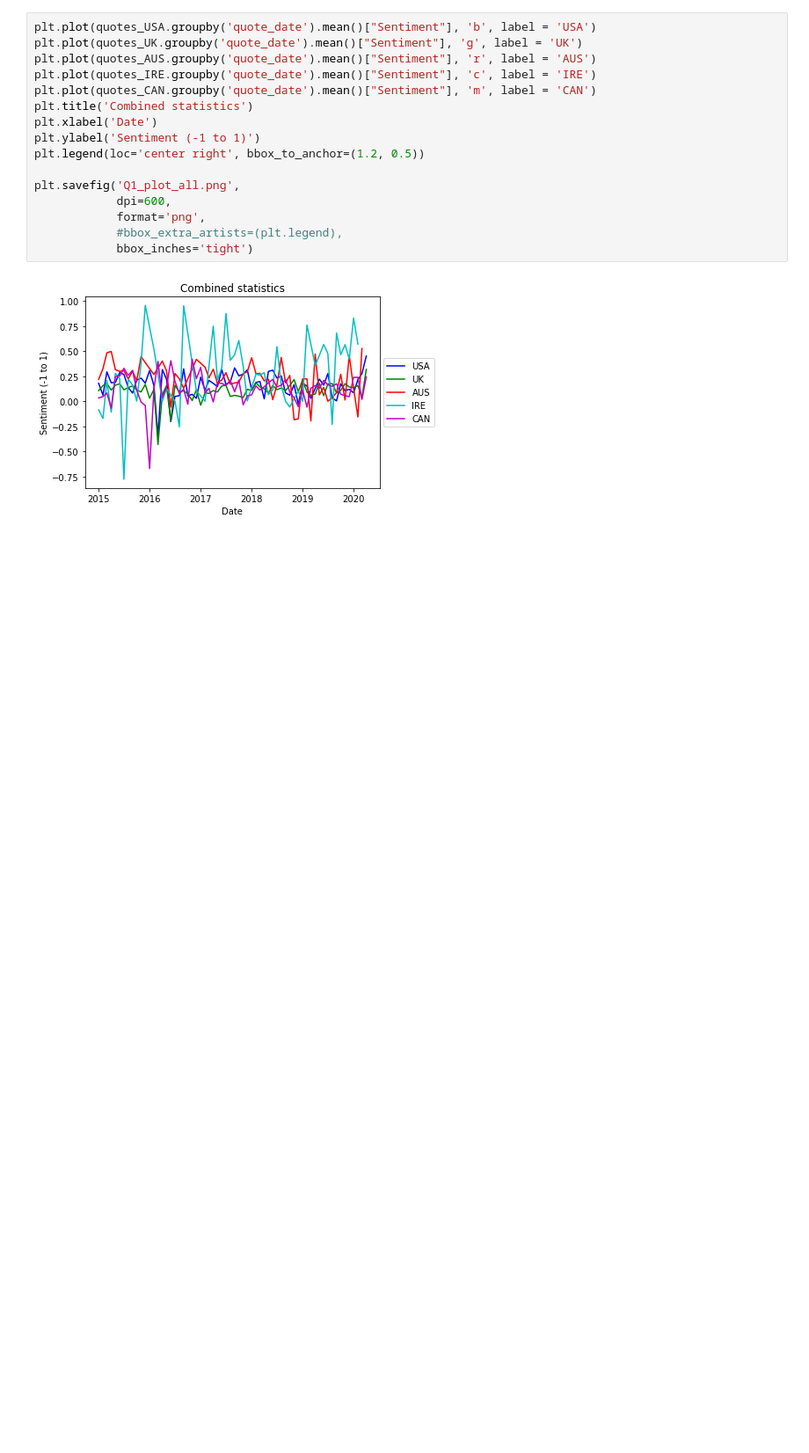
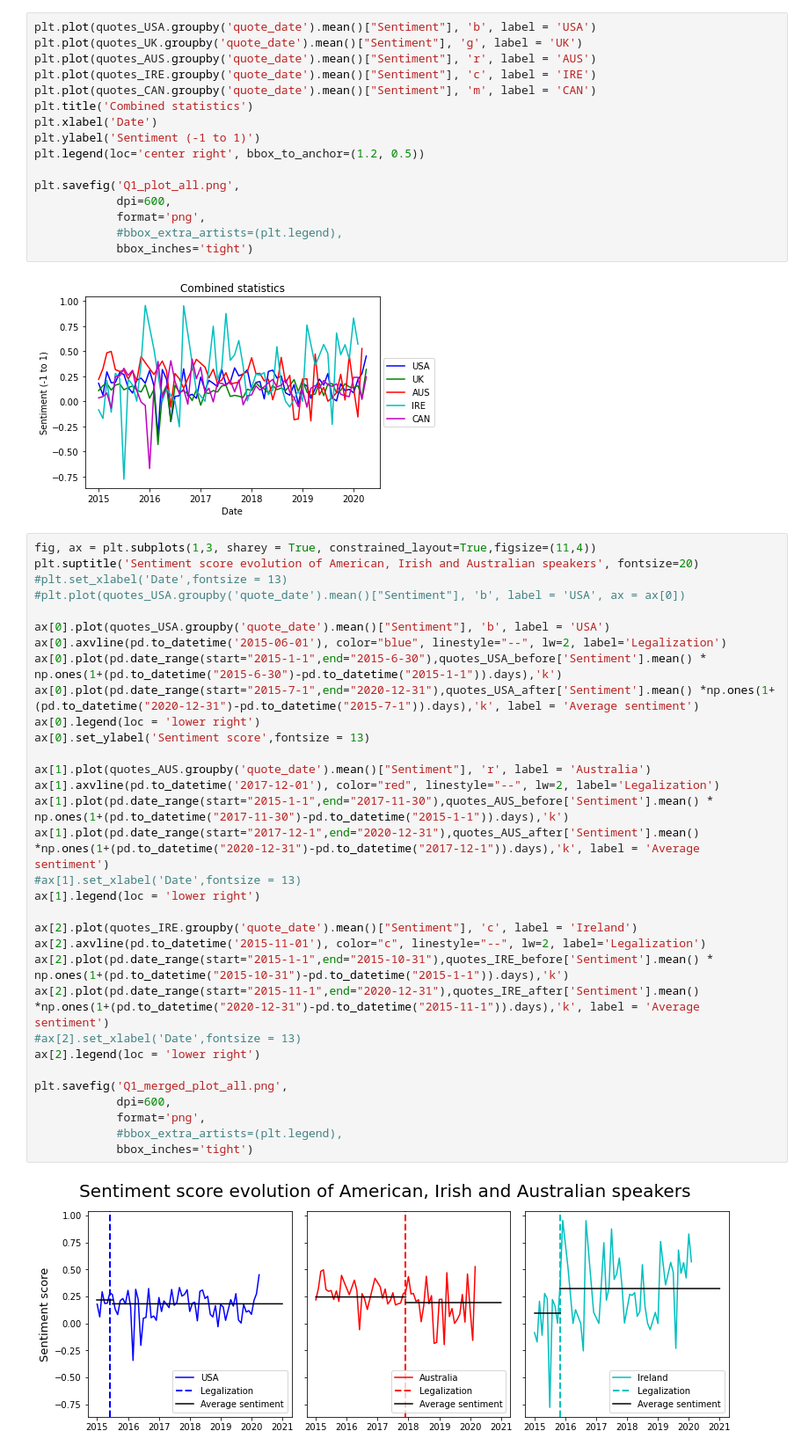
Before and after one commit to epfl-ada/ada-2021-project-fadalbazooka, a Jupyter notebook: research_question_1.ipynb, the cells around one changed output. Shown: that part at 88% size. Saved outputs shown, nothing was run; the diff lists cells and outputs as text; blank space fills up the shorter version.

Commit message:
Added merge plot

```diff
--- a/research_question_1.ipynb
+++ b/research_question_1.ipynb
@@ -495,3 +495,37 @@ plt.savefig('Q1_plot_all.png',
             bbox_inches='tight')
 # %% [output]
 [figure]
+# %%
+fig, ax = plt.subplots(1,3, sharey = True, constrained_layout=True,figsize=(11,4))
+plt.suptitle('Sentiment score evolution of American, Irish and Australian speakers', fontsize=20)
+#plt.set_xlabel('Date',fontsize = 13)
+#plt.plot(quotes_USA.groupby('quote_date').mean()["Sentiment"], 'b', label = 'USA', ax = ax[0])
+
+ax[0].plot(quotes_USA.groupby('quote_date').mean()["Sentiment"], 'b', label = 'USA')
+ax[0].axvline(pd.to_datetime('2015-06-01'), color="blue", linestyle="--", lw=2, label='Legalization')
+ax[0].plot(pd.date_range(start="2015-1-1",end="2015-6-30"),quotes_USA_before['Sentiment'].mean() * np.ones(1+(pd.to_datetime("2015-6-30")-pd.to_datetime("2015-1-1")).days),'k')
+ax[0].plot(pd.date_range(start="2015-7-1",end="2020-12-31"),quotes_USA_after['Sentiment'].mean() *np.ones(1+(pd.to_datetime("2020-12-31")-pd.to_datetime("2015-7-1")).days),'k', label = 'Average sentiment')
+ax[0].legend(loc = 'lower right')
+ax[0].set_ylabel('Sentiment score',fontsize = 13)
+
+ax[1].plot(quotes_AUS.groupby('quote_date').mean()["Sentiment"], 'r', label = 'Australia')
+ax[1].axvline(pd.to_datetime('2017-12-01'), color="red", linestyle="--", lw=2, label='Legalization')
+ax[1].plot(pd.date_range(start="2015-1-1",end="2017-11-30"),quotes_AUS_before['Sentiment'].mean() * np.ones(1+(pd.to_datetime("2017-11-30")-pd.to_datetime("2015-1-1")).days),'k')
+ax[1].plot(pd.date_range(start="2017-12-1",end="2020-12-31"),quotes_AUS_after['Sentiment'].mean() *np.ones(1+(pd.to_datetime("2020-12-31")-pd.to_datetime("2017-12-1")).days),'k', label = 'Average sentiment')
+#ax[1].set_xlabel('Date',fontsize = 13)
+ax[1].legend(loc = 'lower right')
+
+ax[2].plot(quotes_IRE.groupby('quote_date').mean()["Sentiment"], 'c', label = 'Ireland')
+ax[2].axvline(pd.to_datetime('2015-11-01'), color="c", linestyle="--", lw=2, label='Legalization')
+ax[2].plot(pd.date_range(start="2015-1-1",end="2015-10-31"),quotes_IRE_before['Sentiment'].mean() * np.ones(1+(pd.to_datetime("2015-10-31")-pd.to_datetime("2015-1-1")).days),'k')
+ax[2].plot(pd.date_range(start="2015-11-1",end="2020-12-31"),quotes_IRE_after['Sentiment'].mean() *np.ones(1+(pd.to_datetime("2020-12-31")-pd.to_datetime("2015-11-1")).days),'k', label = 'Average sentiment')
+#ax[2].set_xlabel('Date',fontsize = 13)
+ax[2].legend(loc = 'lower right')
+
+plt.savefig('Q1_merged_plot_all.png',
+            dpi=600,
+            format='png',
+            #bbox_extra_artists=(plt.legend),
+            bbox_inches='tight')
+# %% [output]
+[figure, added]
```
Also changed, not shown: 2 other files.
